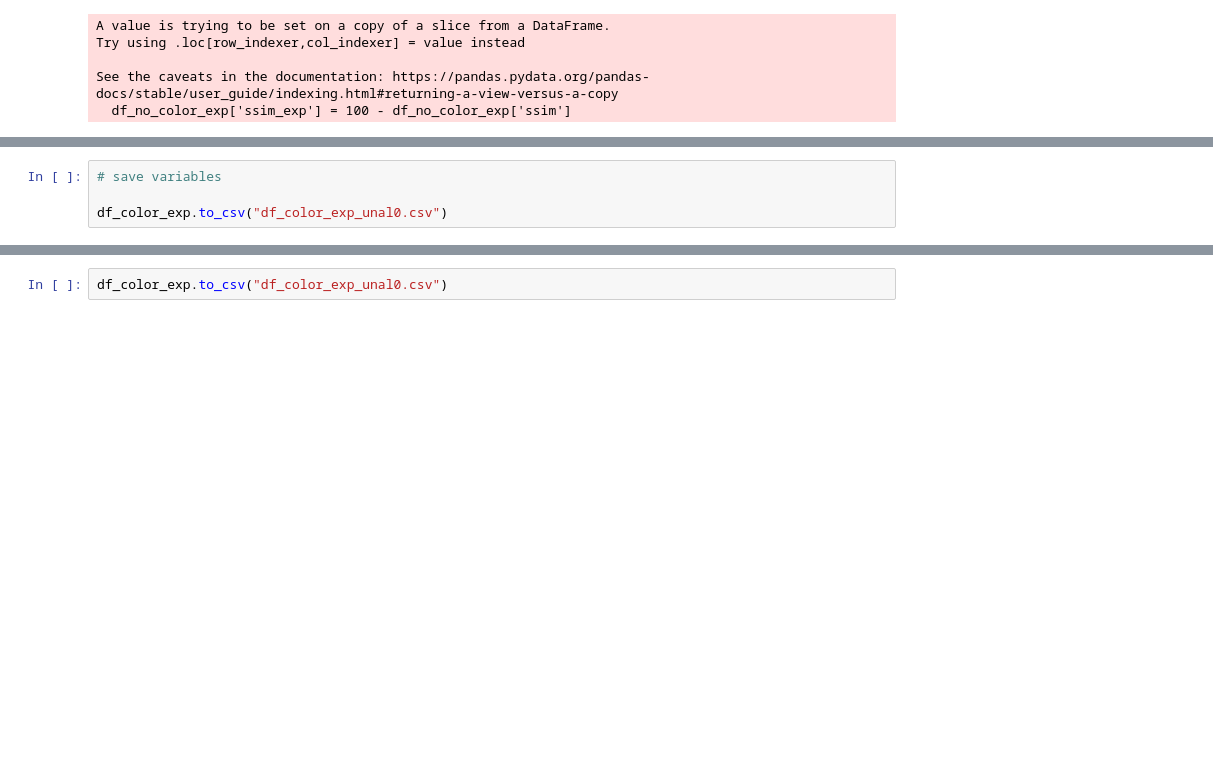
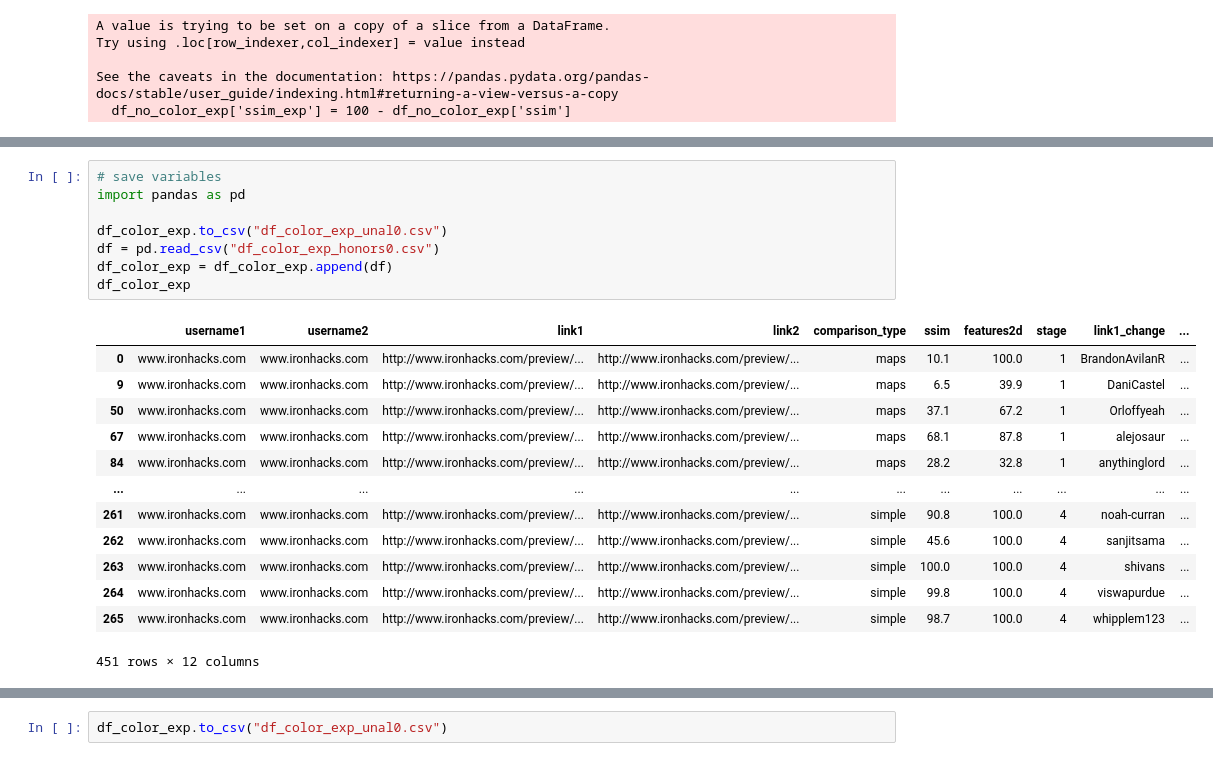
Before and after one commit to ironhacks/fall-2017-analysis, a Jupyter notebook: descriptive-analysis/data-inspection-UNAL-0-Fall-2017.ipynb, the cells around one changed output, grey strips where cells are left out. Saved outputs shown, nothing was run; the diff lists cells and outputs as text; blank space fills up the shorter version.

```diff
--- a/descriptive-analysis/data-inspection-UNAL-0-Fall-2017.ipynb
+++ b/descriptive-analysis/data-inspection-UNAL-0-Fall-2017.ipynb
@@ -407,7 +407,25 @@ ax.legend(loc='center right', bbox_to_anchor=(1.25, 0.5), ncol=1)
 # %%
 # save variables
+import pandas as pd
 
 df_color_exp.to_csv("df_color_exp_unal0.csv")
+df = pd.read_csv("df_color_exp_honors0.csv")
+df_color_exp = df_color_exp.append(df)
+df_color_exp
+# %% [output]
+|  | username1 | username2 | link1 | link2 | comparison_type | ssim | features2d | stage | link1_change | ... |
+| 0 | www.ironhacks.com | www.ironhacks.com | http://www.ironhacks.com/preview/... | http://www.ironhacks.com/preview/... | maps | 10.1 | 100.0 | 1 | BrandonAvilanR | ... |
+| 9 | www.ironhacks.com | www.ironhacks.com | http://www.ironhacks.com/preview/... | http://www.ironhacks.com/preview/... | maps | 6.5 | 39.9 | 1 | DaniCastel | ... |
+| 50 | www.ironhacks.com | www.ironhacks.com | http://www.ironhacks.com/preview/... | http://www.ironhacks.com/preview/... | maps | 37.1 | 67.2 | 1 | Orloffyeah | ... |
+| 67 | www.ironhacks.com | www.ironhacks.com | http://www.ironhacks.com/preview/... | http://www.ironhacks.com/preview/... | maps | 68.1 | 87.8 | 1 | alejosaur | ... |
+| 84 | www.ironhacks.com | www.ironhacks.com | http://www.ironhacks.com/preview/... | http://www.ironhacks.com/preview/... | maps | 28.2 | 32.8 | 1 | anythinglord | ... |
+| ... | ... | ... | ... | ... | ... | ... | ... | ... | ... | ... |
+| 261 | www.ironhacks.com | www.ironhacks.com | http://www.ironhacks.com/preview/... | http://www.ironhacks.com/preview/... | simple | 90.8 | 100.0 | 4 | noah-curran | ... |
+| 262 | www.ironhacks.com | www.ironhacks.com | http://www.ironhacks.com/preview/... | http://www.ironhacks.com/preview/... | simple | 45.6 | 100.0 | 4 | sanjitsama | ... |
+| 263 | www.ironhacks.com | www.ironhacks.com | http://www.ironhacks.com/preview/... | http://www.ironhacks.com/preview/... | simple | 100.0 | 100.0 | 4 | shivans | ... |
+| 264 | www.ironhacks.com | www.ironhacks.com | http://www.ironhacks.com/preview/... | http://www.ironhacks.com/preview/... | simple | 99.8 | 100.0 | 4 | viswapurdue | ... |
+| 265 | www.ironhacks.com | www.ironhacks.com | http://www.ironhacks.com/preview/... | http://www.ironhacks.com/preview/... | simple | 98.7 | 100.0 | 4 | whipplem123 | ... |
+451 rows × 12 columns
 # %%
 df_color_exp['ssim_exp_scale'] = df_color_exp['ssim_exp'].div(100).round(6)
 df_color_exp
```
Also changed, not shown: parts of 6 cells of this notebook, 18 other files.
